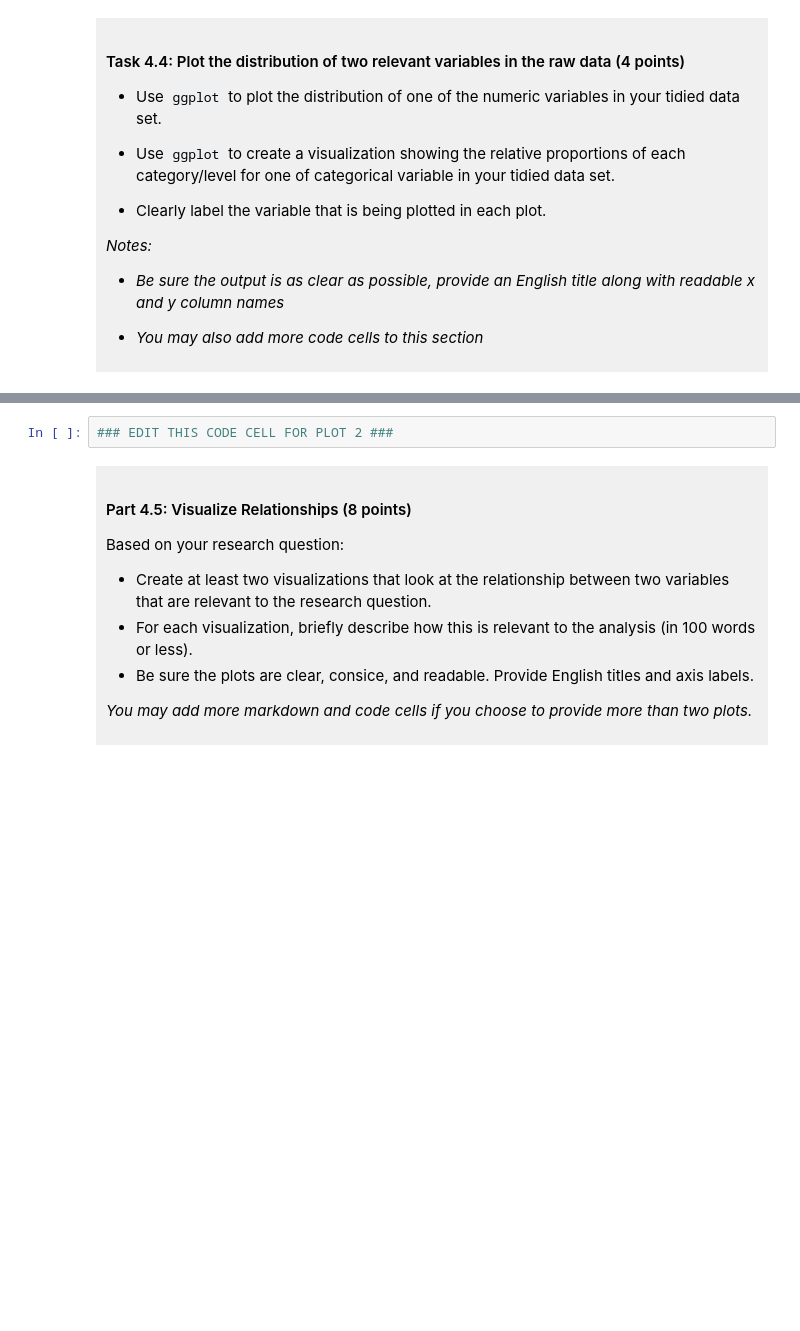
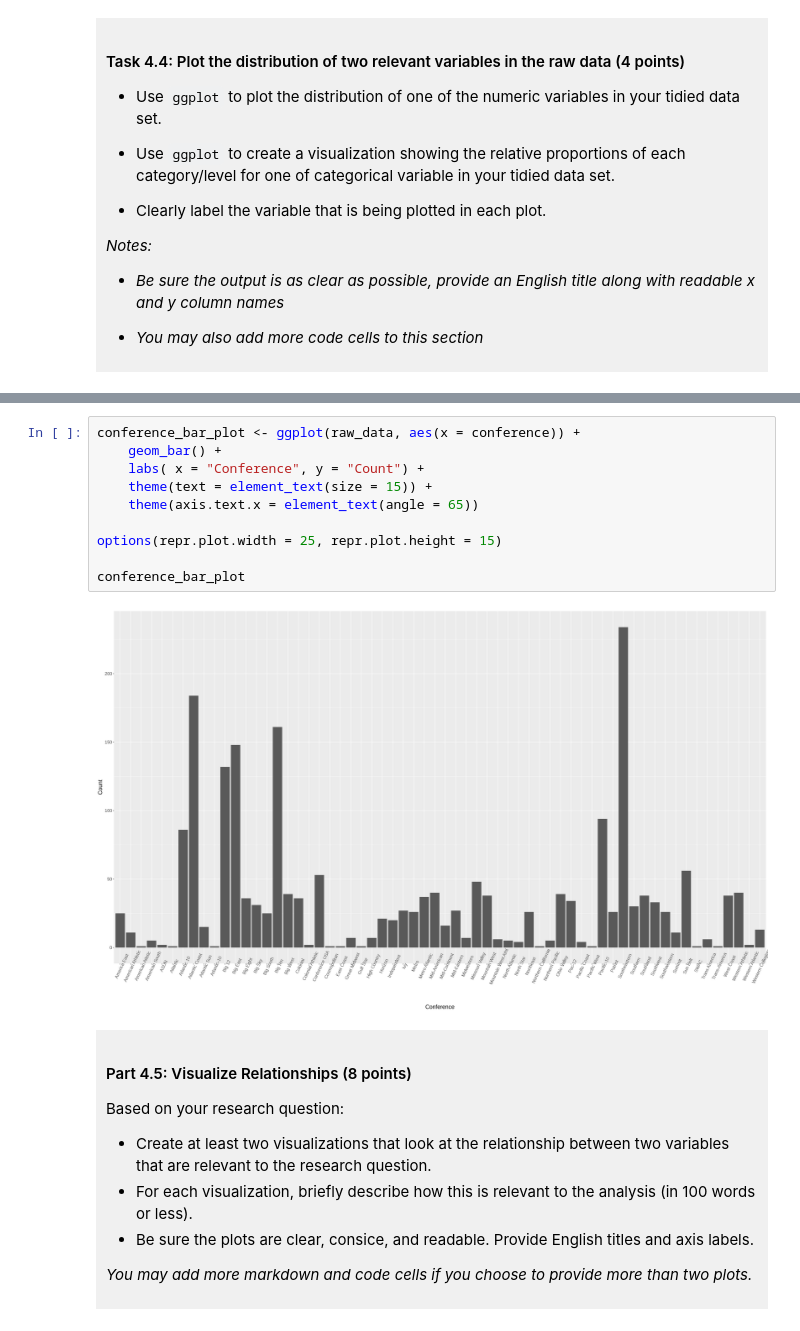
Before and after one commit to rachel-fisher1/dsci-100-project-rachel-fisher, a Jupyter notebook: dsci-100-project-notebook.ipynb, the cells around one changed output, grey strips where cells are left out. Cells and saved outputs as stored; diff of their text form; blank space fills up the shorter version.

```diff
--- a/dsci-100-project-notebook.ipynb
+++ b/dsci-100-project-notebook.ipynb
@@ -328,5 +357,15 @@ You will refine your research question (if needed) and produce a tidy data set.
 # %%
-### EDIT THIS CODE CELL FOR PLOT 2 ###
+conference_bar_plot <- ggplot(raw_data, aes(x = conference)) +
+    geom_bar() +
+    labs( x = "Conference", y = "Count") +
+    theme(text = element_text(size = 15)) +
+    theme(axis.text.x = element_text(angle = 65))
+
+options(repr.plot.width = 25, repr.plot.height = 15)
+
+conference_bar_plot
+# %% [output]
+[figure, added]
 # %% [markdown]
 <div style="background-color: #f0f0f0; padding: 10px;">
 
```
Also changed, not shown: parts of 13 cells of this notebook.
